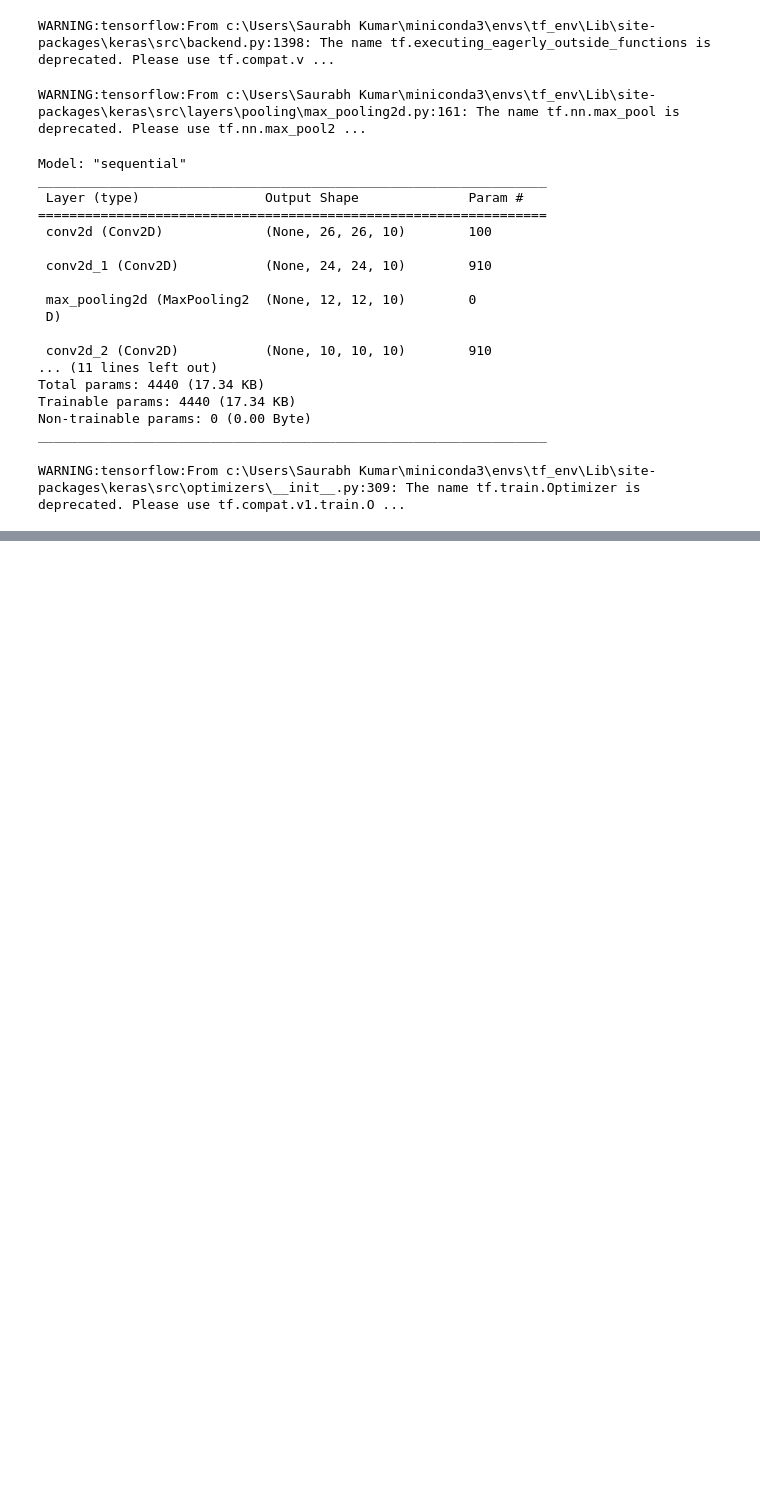
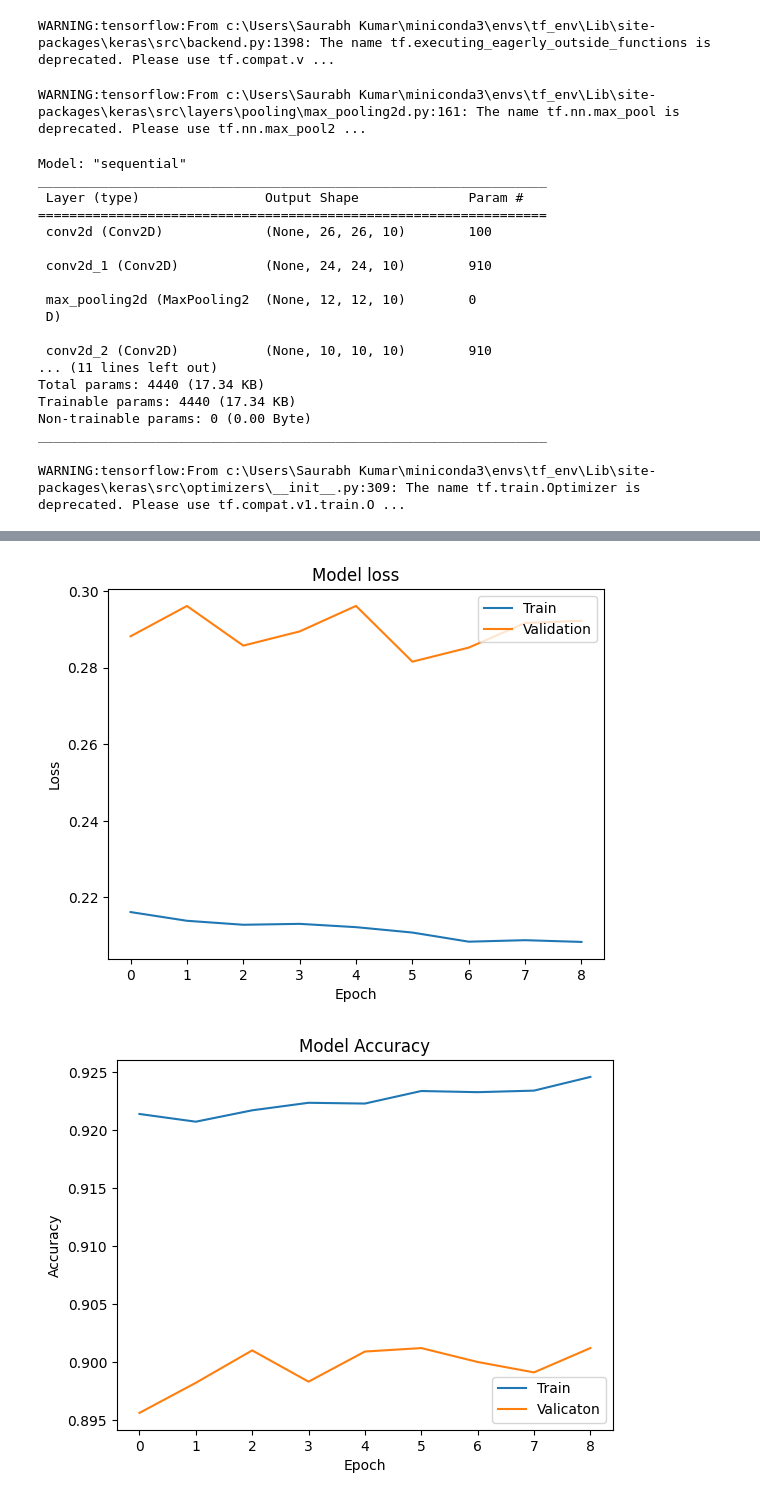
Before and after one commit to Ind-saurabh-kumar/Data_Science_Course, a Jupyter notebook: Deep_Learning_with_tensorflow/04_CNN_FASHION_MNIST.ipynb, the cells around one changed output, grey strips where cells are left out. Saved outputs shown, nothing was run; the diff lists cells and outputs as text; code cells hidden in the pictures; blank space fills up the shorter version.

Commit message:
model

```diff
--- a/Deep_Learning_with_tensorflow/04_CNN_FASHION_MNIST.ipynb
+++ b/Deep_Learning_with_tensorflow/04_CNN_FASHION_MNIST.ipynb
@@ -193,7 +193,33 @@ callbacks=[early_stopping])
 
 
 # Evaluation the model (using Mean squared Error)
-loss = model.evaluate(X_test, y_test, varbose=0)
+loss = model.evaluate(X_test, y_test, verbose=0)
 loss
+
+
+
+# plotting the training and testion loss
+
+import matplotlib.pyplot as plt
+plt.plot(history.history['loss'])
+plt.plot(history.history['val_loss'])
+plt.title('Model loss')
+plt.ylabel('Loss')
+plt.xlabel('Epoch')
+plt.legend(['Train', 'Validation'], loc='upper right')
+plt.show()
+
+
+
+# plot the accuracy of training ans validation
+
+# plotting the training and validation accuracy
+plt.plot(history.history['accuracy'])
+plt.plot(history.history['val_accuracy'])
+plt.title('Model Accuracy')
+plt.ylabel('Accuracy')
+plt.xlabel('Epoch')
+plt.legend(['Train', 'Valicaton'], loc='lower right')
+plt.show()
 # %% [output]
 Epoch 1/100
@@ -216,0 +243,2 @@ Epoch 9/100
+[figure, added]
+[figure, added]
```
Also changed, not shown: parts of 5 cells of this notebook.
